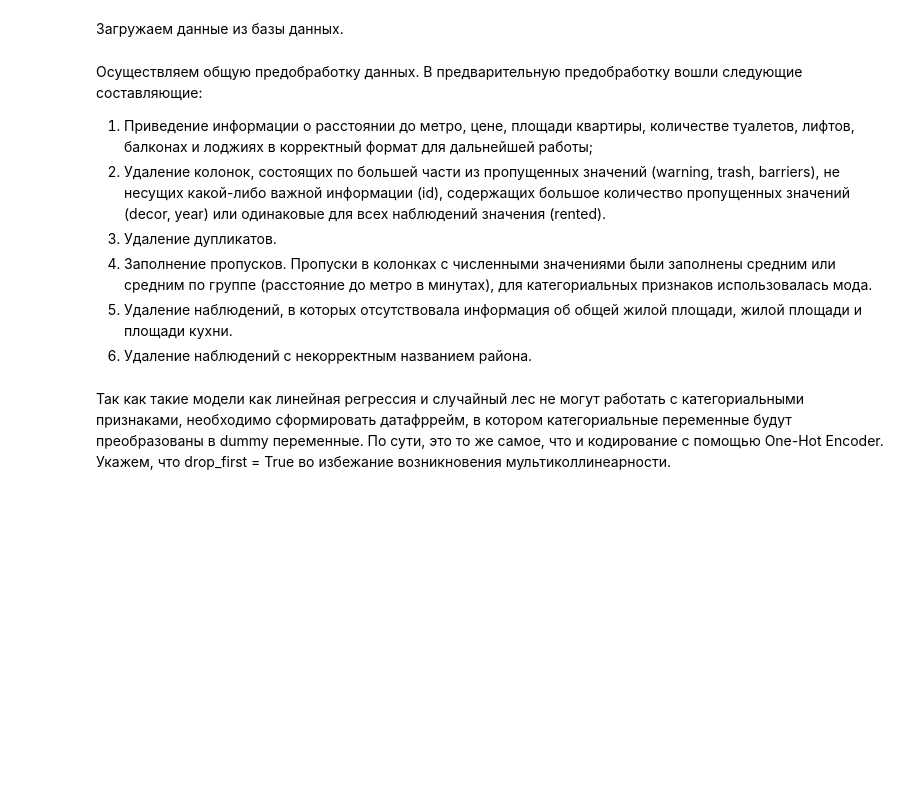
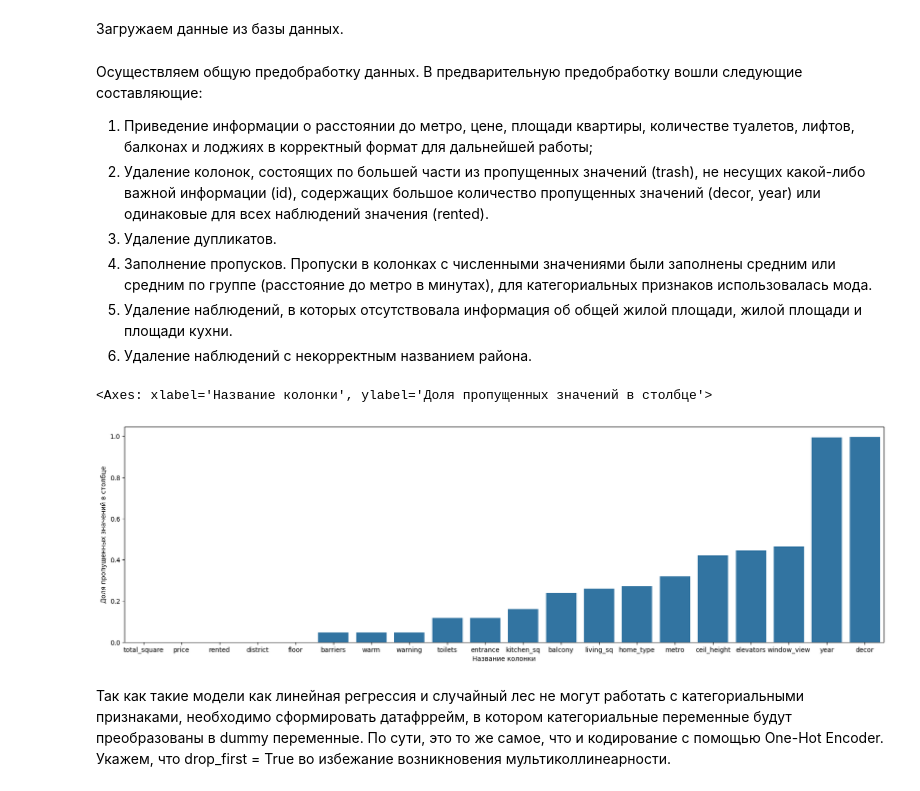
Before and after one commit to Elizar54/House-pricing-in-Akademtown, a Jupyter notebook: main.ipynb, the cells around one changed output. Drawn from its saved outputs; the diff is of its cells as text; code cells hidden in the pictures; blank space fills up the shorter version.

```diff
--- a/main.ipynb
+++ b/main.ipynb
@@ -28,7 +28,7 @@ df = pd.read_sql_query('select distinct * from flats_new', conn)
 # %% [markdown]
 Осуществляем общую предобработку данных. В предварительную предобработку вошли следующие составляющие:
 1. Приведение информации о расстоянии до метро, цене, площади квартиры, количестве туалетов, лифтов, балконах и лоджиях в корректный формат для дальнейшей работы;
-2. Удаление колонок, состоящих по большей части из пропущенных значений (warning, trash, barriers), не несущих какой-либо важной информации (id), содержащих большое количество пропущенных значений (decor, year) или одинаковые для всех наблюдений значения (rented).
+2. Удаление колонок, состоящих по большей части из пропущенных значений (trash), не несущих какой-либо важной информации (id), содержащих большое количество пропущенных значений (decor, year) или одинаковые для всех наблюдений значения (rented).
 3. Удаление дупликатов.
 4. Заполнение пропусков. Пропуски в колонках с численными значениями были заполнены средним или средним по группе (расстояние до метро в минутах), для категориальных признаков использовалась мода.
 5. Удаление наблюдений, в которых отсутствовала информация об общей жилой площади, жилой площади и площади кухни.
@@ -66,0 +55,8 @@ df = df[df['district'].isin(['Советский', 'Центральный', 'О
+# %%
+plt.figure(figsize=(21, 6))
+plt.xlabel('Название колонки')
+plt.ylabel('Доля пропущенных значений в столбце')
+sns.barplot(df.isna().sum().sort_values()/len(df))
+# %% [output]
+<Axes: xlabel='Название колонки', ylabel='Доля пропущенных значений в столбце'>
+[figure, added]
```
Also changed, not shown: parts of 32 cells of this notebook.
